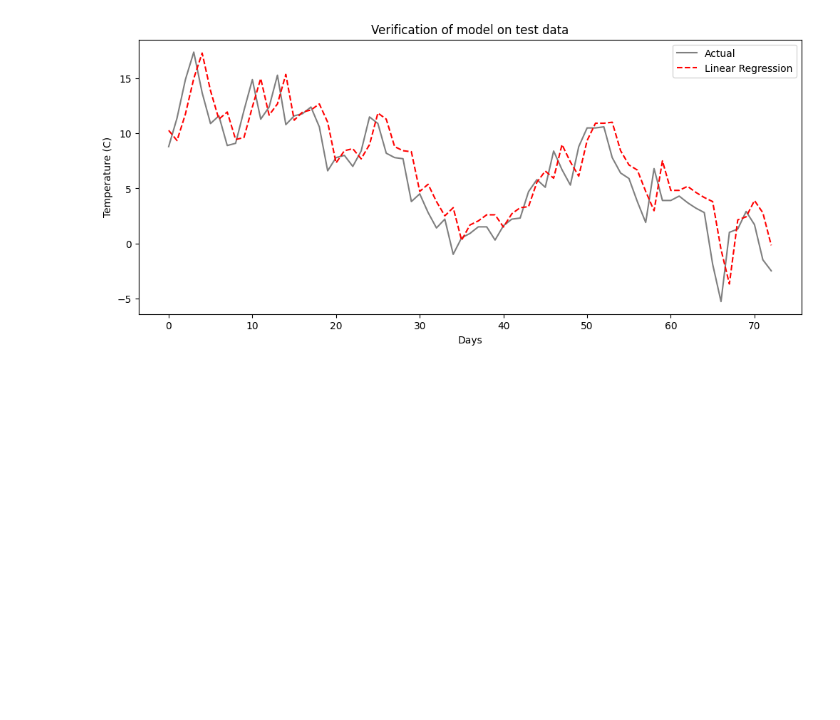
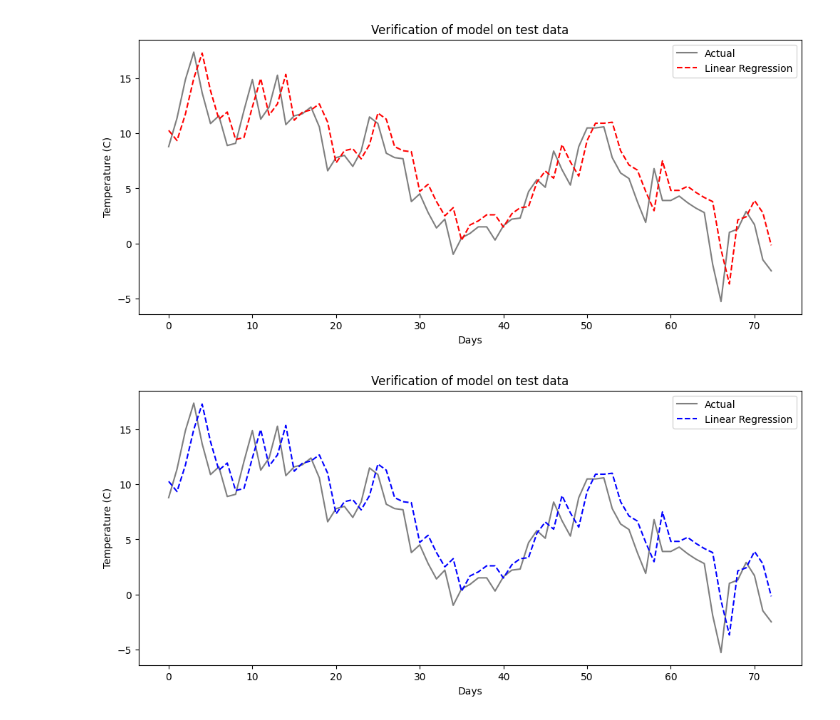
Before and after one commit to Fushionek/MLTraining, a Jupyter notebook: API_ML_Exercises/WeatherPredictionBasedOnKnownModels.ipynb, the cells around one changed output. Saved outputs shown, nothing was run; the diff lists cells and outputs as text; code cells hidden in the pictures; blank space fills up the shorter version.

```diff
--- a/API_ML_Exercises/WeatherPredictionBasedOnKnownModels.ipynb
+++ b/API_ML_Exercises/WeatherPredictionBasedOnKnownModels.ipynb
@@ -160,3 +160,14 @@ plt.legend()
 plt.show()
 # %% [output]
 [figure]
+# %%
+plt.figure(figsize=(12,5))
+plt.plot(y_test.values, label='Actual', color='black', alpha=0.5)
+plt.plot(y_pred_linear, label='Linear Regression', color='blue', linestyle='--')
+plt.title('Verification of model on test data')
+plt.xlabel('Days')
+plt.ylabel('Temperature (C)')
+plt.legend()
+plt.show()
+# %% [output]
+[figure, added]
```
